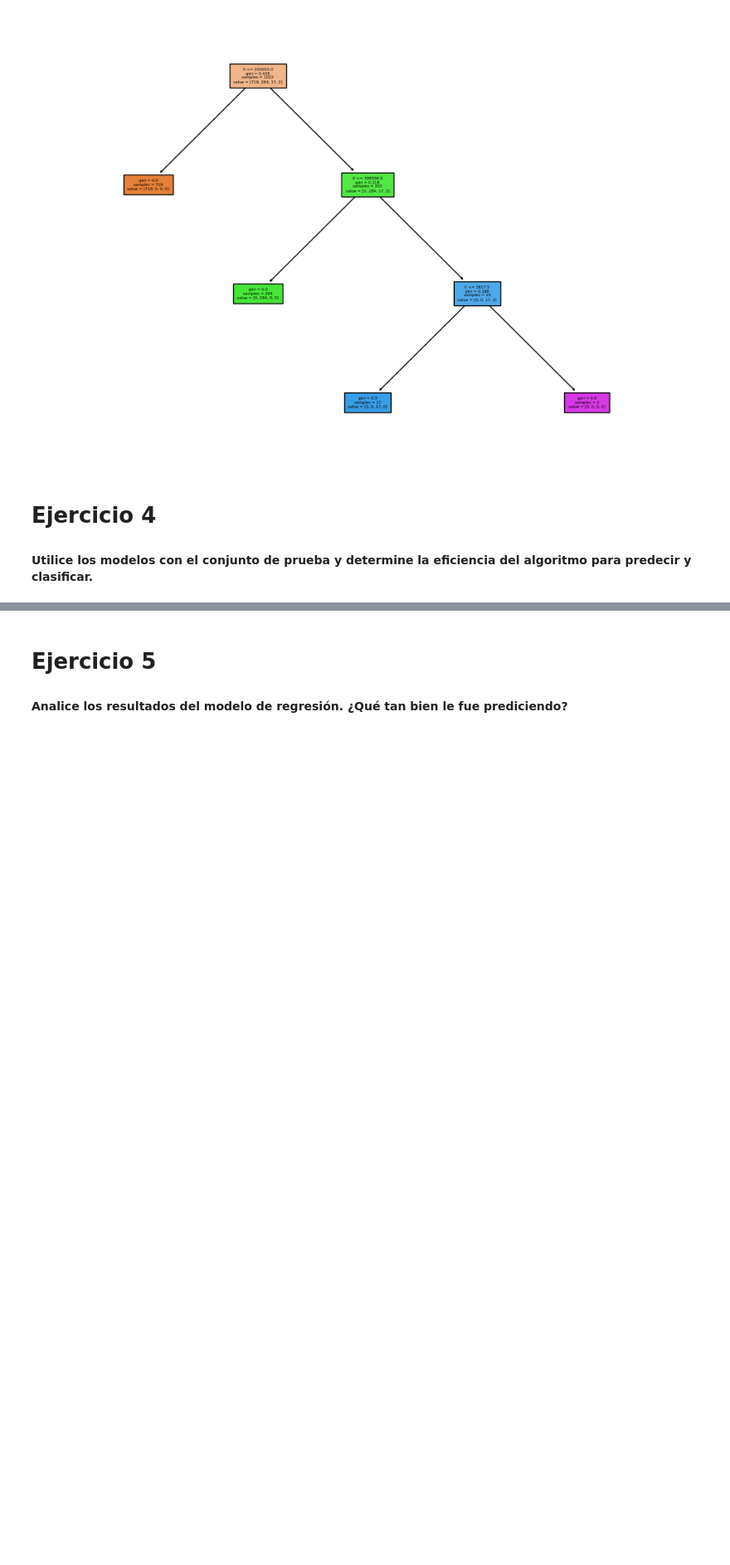
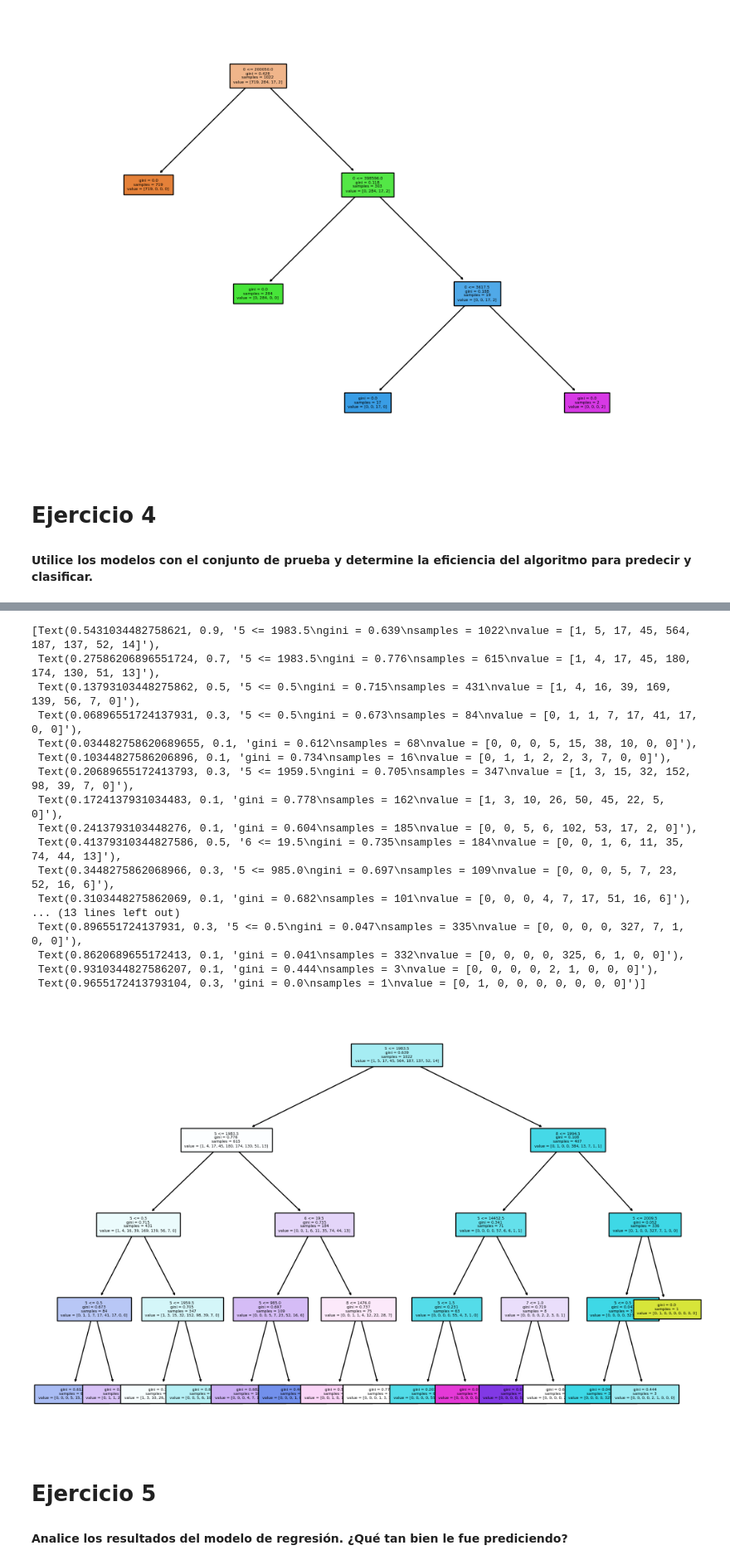
Before and after one commit to Javier19-cmd/Hoja5-Mineria, a Jupyter notebook: Hoja5.ipynb, the cells around one changed output, grey strips where cells are left out. Shown at 83% size. Cells and saved outputs as stored; diff of their text form; code cells hidden in the pictures; blank space fills up the shorter version.

```diff
--- a/Hoja5.ipynb
+++ b/Hoja5.ipynb
@@ -532,12 +532,12 @@ num = datos.select_dtypes(include=['number']).columns.to_list()
 x = pd.DataFrame()
 x[num] = datos[num]
 x[cat] = datos[cat].apply(lambda x: pd.factorize(x)[0])
-res = 'Clasificacion'
+res = 'OverallCond'
 X = x.drop(res, axis=1)
 y = data[res]
 
 # Imprimiendo la clasificación.
-print("Clasificación: ", y)
+print("OverallCond: ", y)
 
 # Divide los datos en conjuntos de entrenamiento y prueba
 X_train, X_test, y_train, y_test = train_test_split(X, y, test_size=0.3, random_state=0)
@@ -559,3 +559,4 @@ print("Predicción:", y_pred)
 
 fig, ax = plt.subplots(figsize=(12, 8))
 tree.plot_tree(clf, fontsize=4, feature_names=y, filled=True)
+# %% [output]
@@ -562,3 +580,21 @@ tree.plot_tree(clf, fontsize=4, feature_names=y, filled=True)
+[Text(0.5431034482758621, 0.9, '5 <= 1983.5\ngini = 0.639\nsamples = 1022\nvalue = [1, 5, 17, 45, 564, 187, 137, 52, 14]'),
+ Text(0.27586206896551724, 0.7, '5 <= 1983.5\ngini = 0.776\nsamples = 615\nvalue = [1, 4, 17, 45, 180, 174, 130, 51, 13]'),
+ Text(0.13793103448275862, 0.5, '5 <= 0.5\ngini = 0.715\nsamples = 431\nvalue = [1, 4, 16, 39, 169, 139, 56, 7, 0]'),
+ Text(0.06896551724137931, 0.3, '5 <= 0.5\ngini = 0.673\nsamples = 84\nvalue = [0, 1, 1, 7, 17, 41, 17, 0, 0]'),
+ Text(0.034482758620689655, 0.1, 'gini = 0.612\nsamples = 68\nvalue = [0, 0, 0, 5, 15, 38, 10, 0, 0]'),
+ Text(0.10344827586206896, 0.1, 'gini = 0.734\nsamples = 16\nvalue = [0, 1, 1, 2, 2, 3, 7, 0, 0]'),
+ Text(0.20689655172413793, 0.3, '5 <= 1959.5\ngini = 0.705\nsamples = 347\nvalue = [1, 3, 15, 32, 152, 98, 39, 7, 0]'),
+ Text(0.1724137931034483, 0.1, 'gini = 0.778\nsamples = 162\nvalue = [1, 3, 10, 26, 50, 45, 22, 5, 0]'),
+ Text(0.2413793103448276, 0.1, 'gini = 0.604\nsamples = 185\nvalue = [0, 0, 5, 6, 102, 53, 17, 2, 0]'),
+ Text(0.41379310344827586, 0.5, '6 <= 19.5\ngini = 0.735\nsamples = 184\nvalue = [0, 0, 1, 6, 11, 35, 74, 44, 13]'),
+ Text(0.3448275862068966, 0.3, '5 <= 985.0\ngini = 0.697\nsamples = 109\nvalue = [0, 0, 0, 5, 7, 23, 52, 16, 6]'),
+ Text(0.3103448275862069, 0.1, 'gini = 0.682\nsamples = 101\nvalue = [0, 0, 0, 4, 7, 17, 51, 16, 6]'),
+... (13 lines left out)
+ Text(0.896551724137931, 0.3, '5 <= 0.5\ngini = 0.047\nsamples = 335\nvalue = [0, 0, 0, 0, 327, 7, 1, 0, 0]'),
+ Text(0.8620689655172413, 0.1, 'gini = 0.041\nsamples = 332\nvalue = [0, 0, 0, 0, 325, 6, 1, 0, 0]'),
+ Text(0.9310344827586207, 0.1, 'gini = 0.444\nsamples = 3\nvalue = [0, 0, 0, 0, 2, 1, 0, 0, 0]'),
+ Text(0.9655172413793104, 0.3, 'gini = 0.0\nsamples = 1\nvalue = [0, 1, 0, 0, 0, 0, 0, 0, 0]')]
+[figure, added]
 # %% [markdown]
 # Ejercicio 5
 
```
Also changed, not shown: parts of 3 cells of this notebook.
